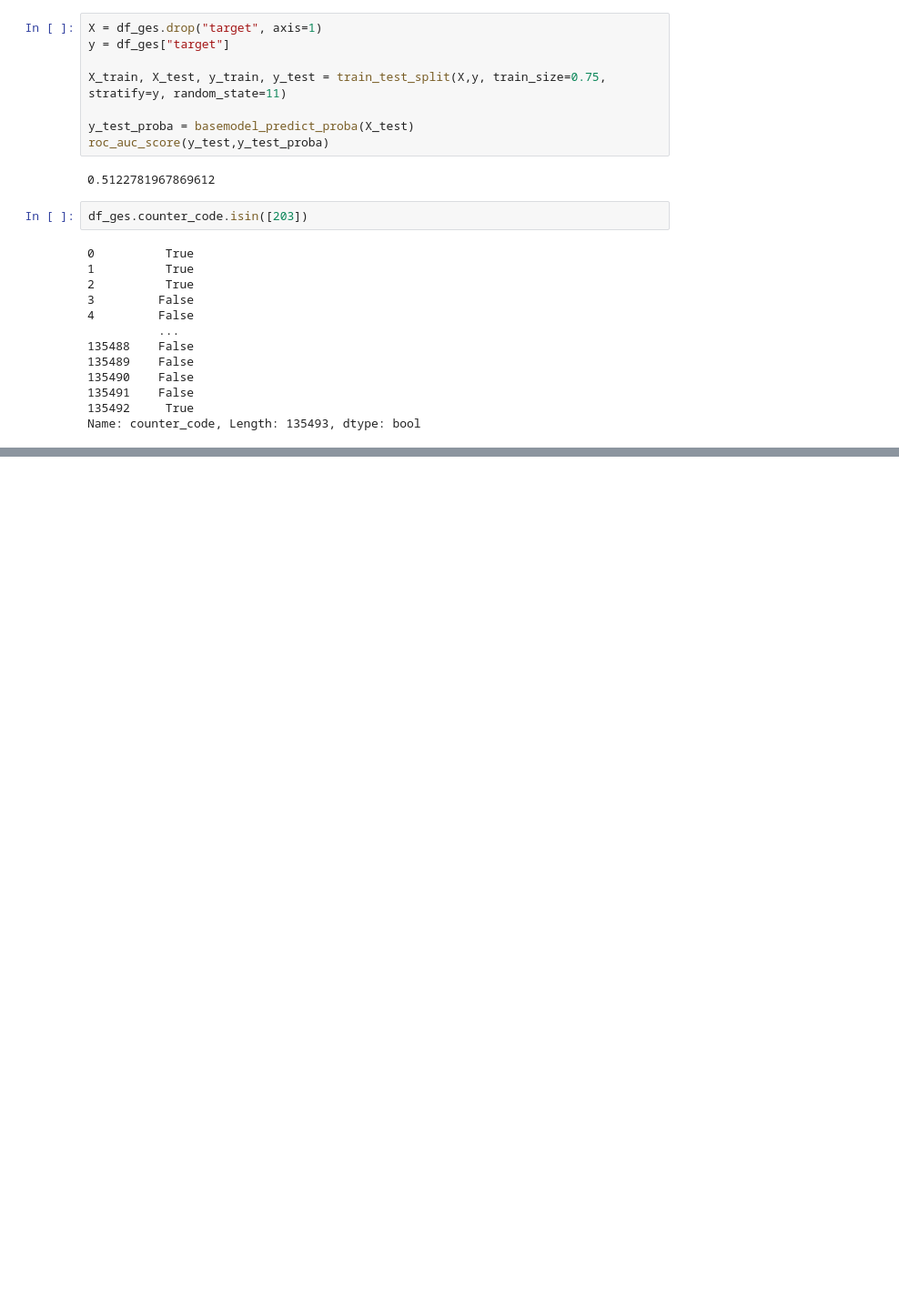
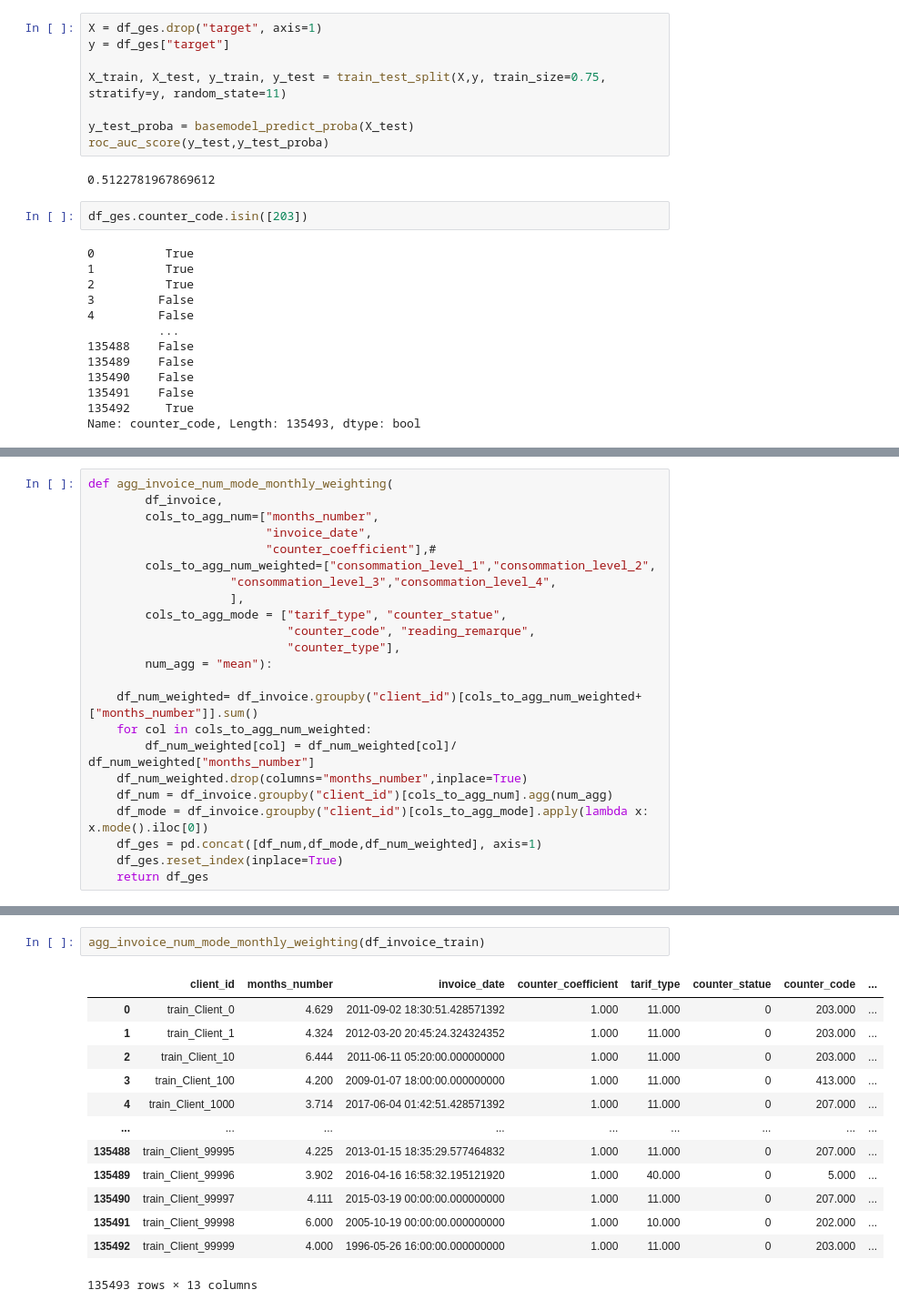
Before and after one commit to nikwilms/fraud-detection-electricity-gas-consumption, a Jupyter notebook: Initial_eda_felix.ipynb, the cells around one changed output, grey strips where cells are left out. Shown at 91% size. Cells and saved outputs as stored; diff of their text form; blank space fills up the shorter version.

Commit message:
weighed mean in EDA

```diff
--- a/Initial_eda_felix.ipynb
+++ b/Initial_eda_felix.ipynb
@@ -450,0 +439,23 @@ Name: counter_code, Length: 135493, dtype: bool
+# %%
+def agg_invoice_num_mode_monthly_weighting(
+        df_invoice,
+        cols_to_agg_num=["months_number",
+                         "invoice_date",
+                         "counter_coefficient"],#
+        cols_to_agg_num_weighted=["consommation_level_1","consommation_level_2",
+                    "consommation_level_3","consommation_level_4",
+                    ],
+        cols_to_agg_mode = ["tarif_type", "counter_statue",
+                            "counter_code", "reading_remarque",
+                            "counter_type"],
+        num_agg = "mean"):
+
+    df_num_weighted= df_invoice.groupby("client_id")[cols_to_agg_num_weighted+["months_number"]].sum()
+    for col in cols_to_agg_num_weighted:
+        df_num_weighted[col] = df_num_weighted[col]/ df_num_weighted["months_number"]
+    df_num_weighted.drop(columns="months_number",inplace=True)
+    df_num = df_invoice.groupby("client_id")[cols_to_agg_num].agg(num_agg)
+    df_mode = df_invoice.groupby("client_id")[cols_to_agg_mode].apply(lambda x: x.mode().iloc[0])
+    df_ges = pd.concat([df_num,df_mode,df_num_weighted], axis=1)
+    df_ges.reset_index(inplace=True)
+    return df_ges
@@ -450,0 +488,16 @@ Name: counter_code, Length: 135493, dtype: bool
+# %%
+agg_invoice_num_mode_monthly_weighting(df_invoice_train)
+# %% [output]
+|  | client_id | months_number | invoice_date | counter_coefficient | tarif_type | counter_statue | counter_code | ... |
+| 0 | train_Client_0 | 4.629 | 2011-09-02 18:30:51.428571392 | 1.000 | 11.000 | 0 | 203.000 | ... |
+| 1 | train_Client_1 | 4.324 | 2012-03-20 20:45:24.324324352 | 1.000 | 11.000 | 0 | 203.000 | ... |
+| 2 | train_Client_10 | 6.444 | 2011-06-11 05:20:00.000000000 | 1.000 | 11.000 | 0 | 203.000 | ... |
+| 3 | train_Client_100 | 4.200 | 2009-01-07 18:00:00.000000000 | 1.000 | 11.000 | 0 | 413.000 | ... |
+| 4 | train_Client_1000 | 3.714 | 2017-06-04 01:42:51.428571392 | 1.000 | 11.000 | 0 | 207.000 | ... |
+| ... | ... | ... | ... | ... | ... | ... | ... | ... |
+| 135488 | train_Client_99995 | 4.225 | 2013-01-15 18:35:29.577464832 | 1.000 | 11.000 | 0 | 207.000 | ... |
+| 135489 | train_Client_99996 | 3.902 | 2016-04-16 16:58:32.195121920 | 1.000 | 40.000 | 0 | 5.000 | ... |
+| 135490 | train_Client_99997 | 4.111 | 2015-03-19 00:00:00.000000000 | 1.000 | 11.000 | 0 | 207.000 | ... |
+| 135491 | train_Client_99998 | 6.000 | 2005-10-19 00:00:00.000000000 | 1.000 | 10.000 | 0 | 202.000 | ... |
+| 135492 | train_Client_99999 | 4.000 | 1996-05-26 16:00:00.000000000 | 1.000 | 11.000 | 0 | 203.000 | ... |
+135493 rows × 13 columns
```
Also changed, not shown: parts of 8 cells of this notebook, 2 other files.
